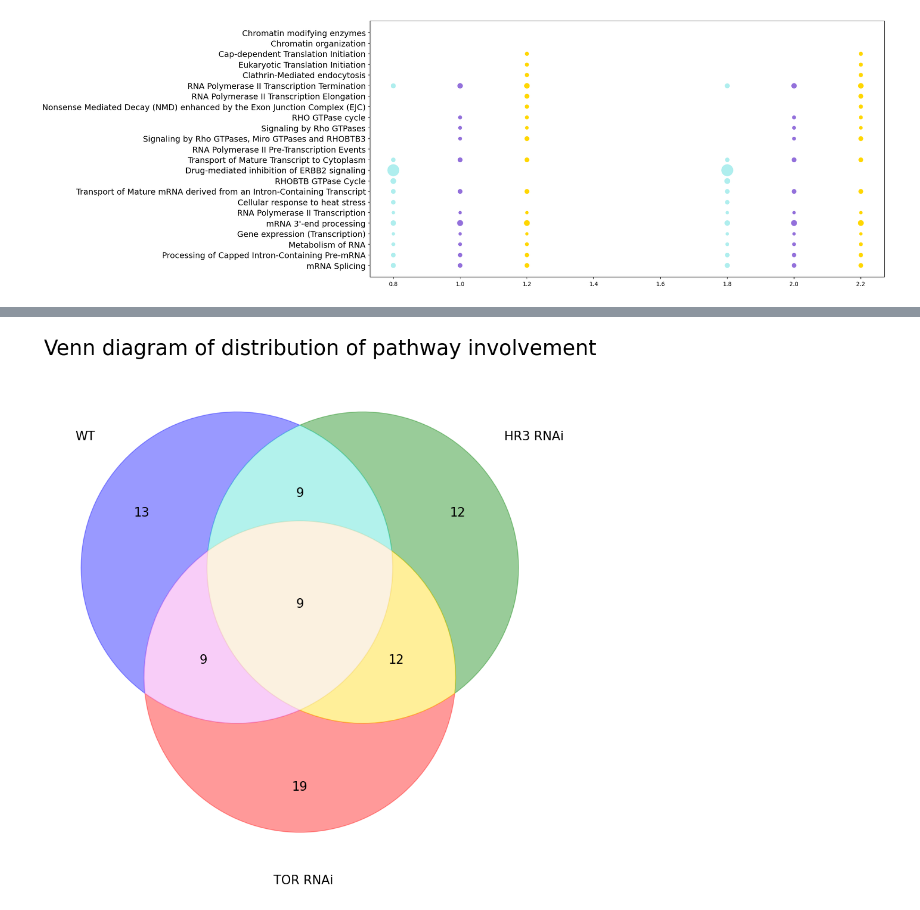
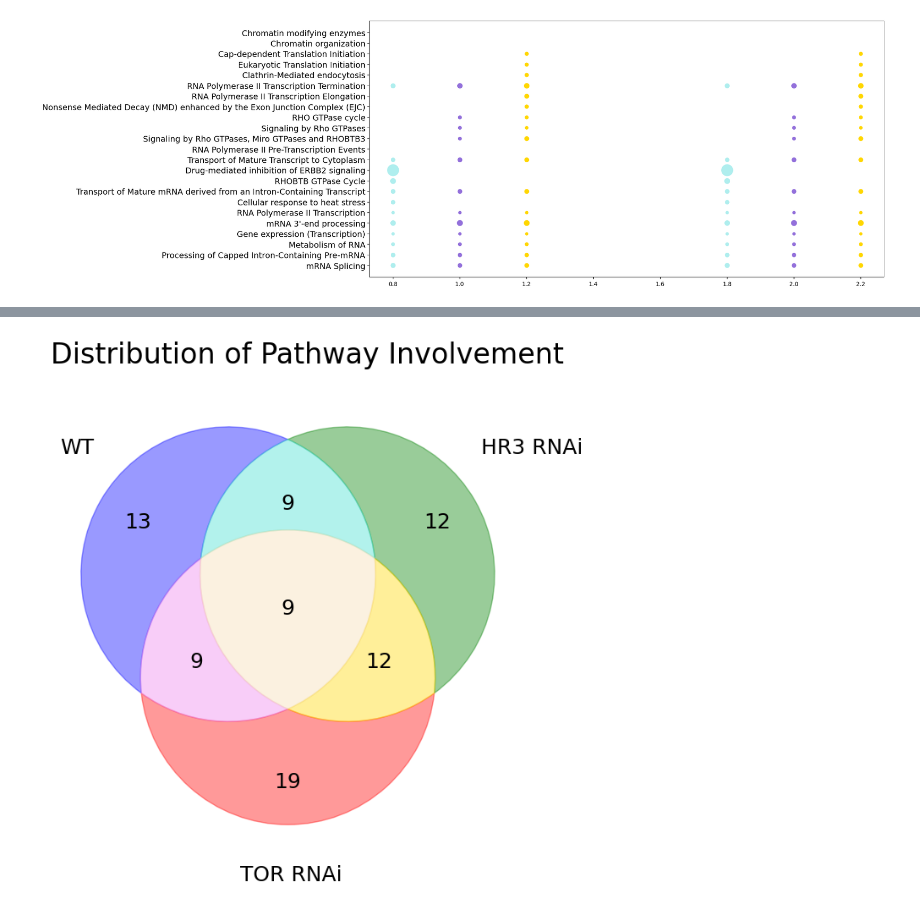
Before and after one commit to nzomorrodnia/bachelorproject_drosophila, a Jupyter notebook: bubble_plot.ipynb, the cells around one changed output, grey strips where cells are left out. Drawn from its saved outputs; the diff is of its cells as text; code cells hidden in the pictures.

```diff
--- a/bubble_plot.ipynb
+++ b/bubble_plot.ipynb
@@ -354,58 +329,4 @@ os.chdir('/Users/ninazomorrodnia/Desktop')
 # %%
-from matplotlib_venn import venn3_unweighted
-import matplotlib.pyplot as plt
-from matplotlib.font_manager import FontProperties
-
-
-# Define the sets for each genotype
-wt_pathways = set([
-    'Cellular response to heat stress',
-    'RHOBTB GTPase Cycle',
-    'Drug-mediated inhibition of ERBB2 signaling',
-    'RNA polymerase II Pre-trancription Events',
-    'RNA Polymerase II Transcription',
-     'mRNA 3’-end processing', 'Gene expression (Transcription)',
-     'Metabolism of RNA',
-     'Processing of Capped Intron-Containing Pre-mRNA',
-     'mRNA Splicing',
-      'Transport of Mature mRNA derived from an Intron Containing Trancript',
-      'Transport of Mature transcript to Cytoplasm',
-      'RNA Polymerase II Transcription Termination'])
-
-hr3_pathways = set([
-    'Signaling by Rho GTPases, Miro GTPases and RHOBTB3',
-    'Signaling by Rho GTPases',
-    'RHO GTPase cycle', 'RNA Polymerase II Transcription',
-     'mRNA 3’-end processing', 'Gene expression (Transcription)',
-     'Metabolism of RNA',
-     'Processing of Capped Intron-Containing Pre-mRNA',
-     'mRNA Splicing',
-      'Transport of Mature mRNA derived from an Intron Containing Trancript',
-      'Transport of Mature transcript to Cytoplasm',
-      'RNA Polymerase II Transcription Termination',
-      'Signaling by Rho GTPases, Miro GTPases and RHOBTB3',
-      'Signaling by Rho GTPases',
-      'RHO GTPase cycle'])
-
-tor_pathways = set([
-    'Nonsense Mediated Decay (NMD) enhanced by the Exon Junction Complex (EJC)',
-    'RNA Polymerase II Transcription Elongation',
-    'Clathrin-Mediated endocytosis',
-    'Eukaryotic Translation Initiation',
-    'Cap-dependent Translation Initiation',
-    'Chromatin organization',
-    'Chromatin modifying enzymes', 'RNA Polymerase II Transcription',
-     'mRNA 3’-end processing', 'Gene expression (Transcription)',
-     'Metabolism of RNA',
-     'Processing of Capped Intron-Containing Pre-mRNA',
-     'mRNA Splicing',
-      'Transport of Mature mRNA derived from an Intron Containing Trancript',
-      'Transport of Mature transcript to Cytoplasm',
-      'RNA Polymerase II Transcription Termination',
-      'Signaling by Rho GTPases, Miro GTPases and RHOBTB3',
-      'Signaling by Rho GTPases',
-      'RHO GTPase cycle'])
-
 # Calculate pathway counts
 wt_count = len(wt_pathways)
 hr3_count = len(hr3_pathways)
@@ -416,7 +337,7 @@ hr3_tor_count = len(hr3_pathways.intersection(tor_pathways))
 wt_hr3_tor_count = len(wt_pathways.intersection(hr3_pathways, tor_pathways))
 
 # Create the figure with larger figsize
-fig, ax = plt.subplots(figsize=(12, 12))  # Adjust the values as needed
+fig, ax = plt.subplots(figsize=(8, 8))  # Adjust the values as needed
 
 # Create the Venn diagram
 venn = venn3_unweighted(subsets=(wt_count, hr3_count, wt_hr3_count, tor_count,
@@ -443,36 +364,36 @@ venn.get_patch_by_id('111').set_color('wheat')          # WT, HR3 RNAi, and TOR
 
 
 # Set font properties for the labels
-font = FontProperties(family='DejaVu Sans', size=15)
+font = FontProperties(family='DejaVu Sans', size=18)
 for text in venn.set_labels:
     text.set_fontproperties(font)
     if text.get_text() == 'WT':
         text.set_position((-0.56, 0.45))
     elif text.get_text() == 'HR3 RNAi':
         text.set_position((0.56, 0.45))
     elif text.get_text() == 'TOR RNAi':
         text.set_position((0.01, -0.74))
 
 
 
 only_WT = venn.get_label_by_id('100').set_fontproperties(font)
 only_HR3_RNAi = venn.get_label_by_id('010').set_fontproperties(font)
 only_TOR_RNAi = venn.get_label_by_id('001').set_fontproperties(font)
 WT_HR3_RNAi = venn.get_label_by_id('110').set_fontproperties(font)
 WT_TOR_RNAi = venn.get_label_by_id('101').set_fontproperties(font)
 HR3_RNAi_TOR_RNAi = venn.get_label_by_id('011').set_fontproperties(font)
 all_genotypes = venn.get_label_by_id('111').set_fontproperties(font)
 
 
 # Set title and adjust plot layout
-title = plt.title('Venn diagram of distribution of pathway involvement', fontproperties=font, size=25, pad=25)  # Increase the 'pad' value to add more spacing
+title = plt.title('Distribution of Pathway Involvement', fontproperties=font, size=24, pad=25)  # Increase the 'pad' value to add more spacing
 title.set_position([0.54, 5])  # Set the position of the title to be centered
 
 plt.subplots_adjust(top=0.8)  # Adjust the top margin to increase the spacing
 
 # Save the plot to a file
 plt.savefig('venn_plot_pathway_oldphospho.png')
 
 plt.show()
 # %% [output]
-[figure, old version]
+[figure, new version]
```
Also changed, not shown: parts of 16 cells of this notebook.
